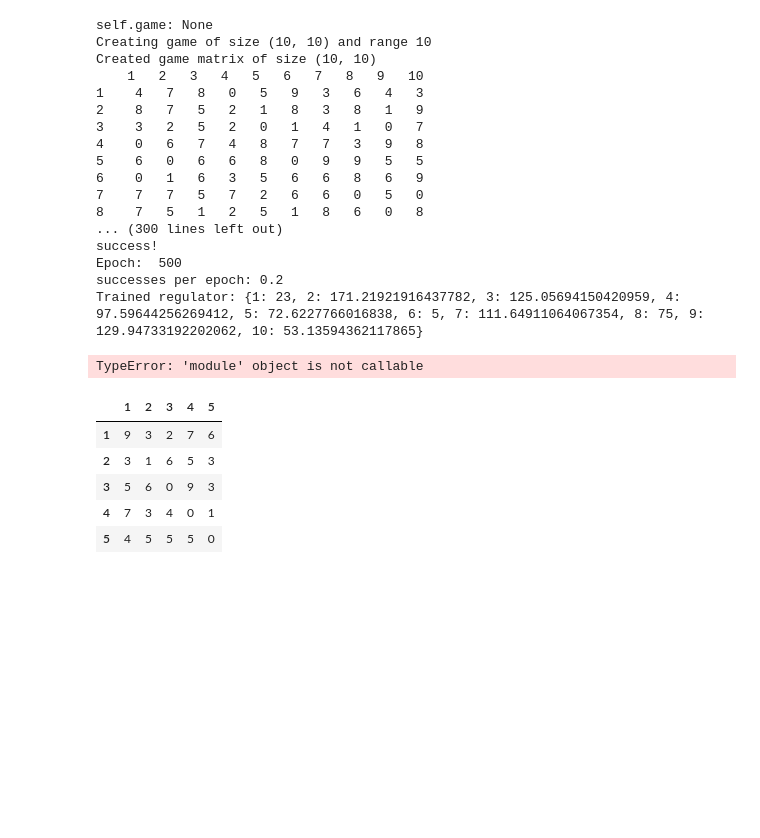
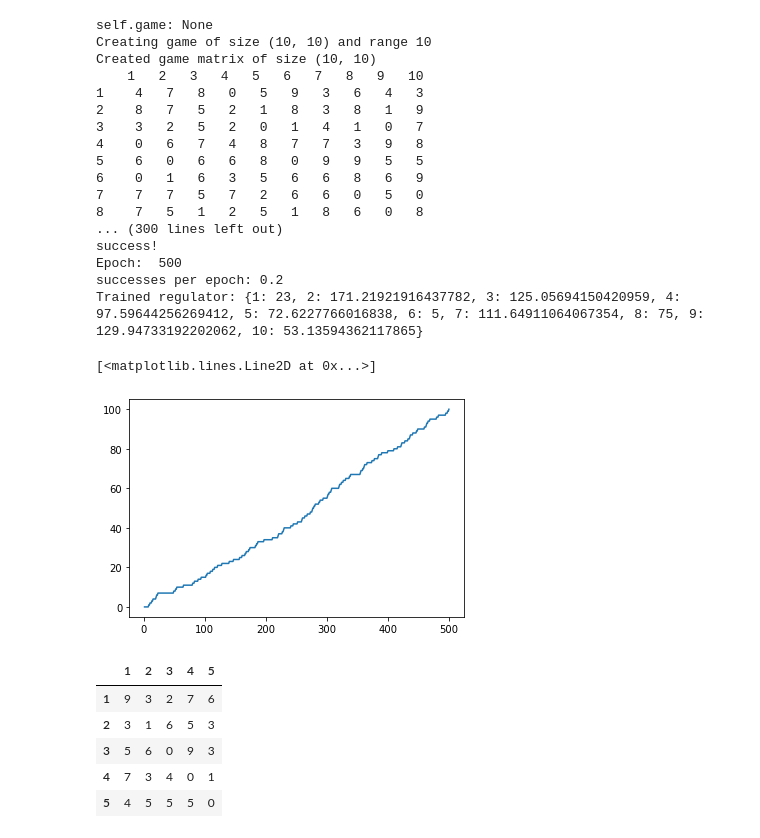
Before and after one commit to CameronBeebe/Cybernetics, a Jupyter notebook: test.ipynb, the cells around one changed output. Saved outputs shown, nothing was run; the diff lists cells and outputs as text; code cells hidden in the pictures; blank space fills up the shorter version.

Commit message:
got matplotlib to show successes over epochs

```diff
--- a/test.ipynb
+++ b/test.ipynb
@@ -183,9 +183,10 @@ successes per epoch: 0.2
 Trained regulator: {1: 23, 2: 171.21921916437782, 3: 125.05694150420959, 4: 97.59644256269412, 5: 72.6227766016838, 6: 5, 7: 111.64911064067354, 8: 75, 9: 129.94733192202062, 10: 53.13594362117865}
 # %%
 import matplotlib.pyplot as plt
-plt(a.history)
+plt.plot(a.history.keys(),a.history.values())
 # %% [output]
-TypeError: 'module' object is not callable
+[<matplotlib.lines.Line2D at 0x...>]
+[figure, added]
 # %%
 a.game = same_game
 # %%
```
Also changed, not shown: parts of 1 cell of this notebook.
